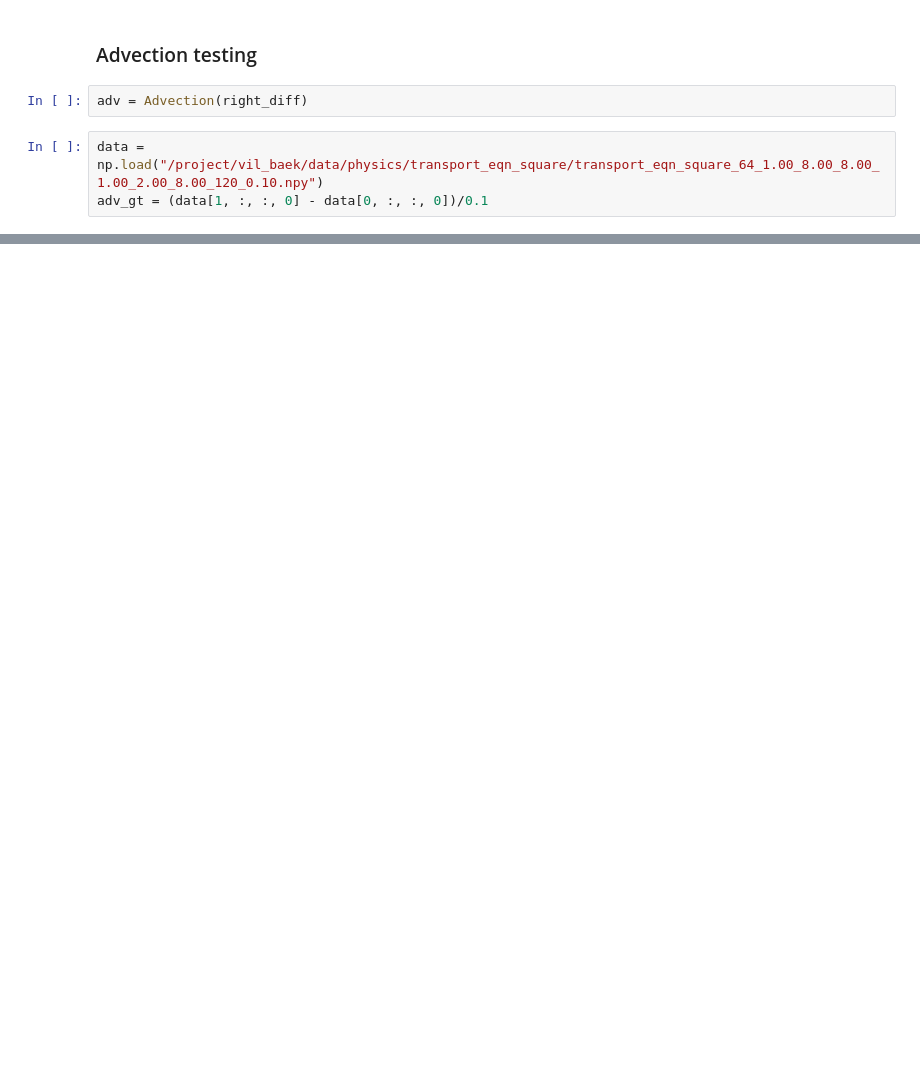
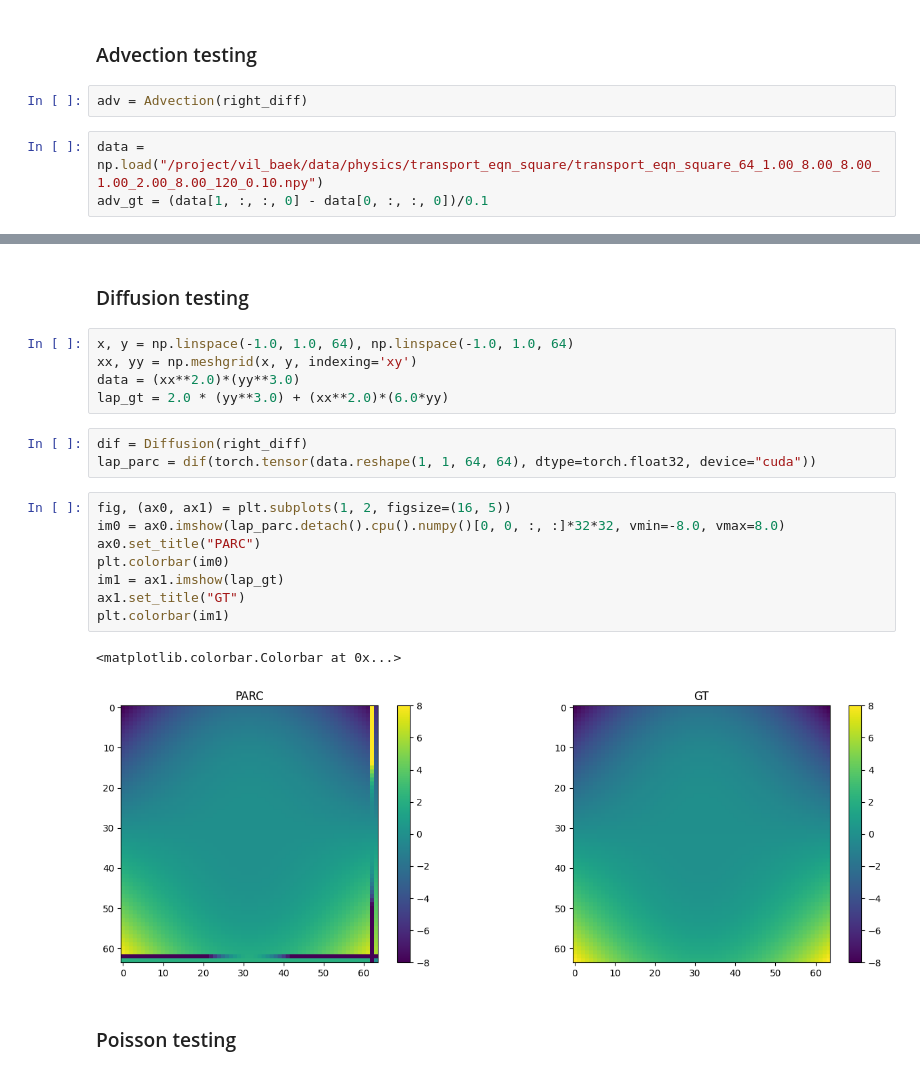
Before and after one commit to baeklab/PARCtorch, a Jupyter notebook: xinlun_testbook.ipynb, the cells around one changed output, grey strips where cells are left out. Drawn from its saved outputs; the diff is of its cells as text; blank space fills up the shorter version.

Commit message:
Numerical scheme testing
Documentation updated

Bug fix: FiniteDifference

Bug fix: Advection, Diffusion and Poisson

```diff
--- a/xinlun_testbook.ipynb
+++ b/xinlun_testbook.ipynb
@@ -74,0 +114,23 @@ plt.imshow(adv_parc.detach().numpy()[0, 0, :, :])
+# %% [markdown]
+### Diffusion testing
+# %%
+x, y = np.linspace(-1.0, 1.0, 64), np.linspace(-1.0, 1.0, 64)
+xx, yy = np.meshgrid(x, y, indexing='xy')
+data = (xx**2.0)*(yy**3.0)
+lap_gt = 2.0 * (yy**3.0) + (xx**2.0)*(6.0*yy)
+# %%
+dif = Diffusion(right_diff)
+lap_parc = dif(torch.tensor(data.reshape(1, 1, 64, 64), dtype=torch.float32, device="cuda"))
+# %%
+fig, (ax0, ax1) = plt.subplots(1, 2, figsize=(16, 5))
+im0 = ax0.imshow(lap_parc.detach().cpu().numpy()[0, 0, :, :]*32*32, vmin=-8.0, vmax=8.0)
+ax0.set_title("PARC")
+plt.colorbar(im0)
+im1 = ax1.imshow(lap_gt)
+ax1.set_title("GT")
+plt.colorbar(im1)
+# %% [output]
+<matplotlib.colorbar.Colorbar at 0x...>
+[figure, added]
+# %% [markdown]
+### Poisson testing
```
Also changed, not shown: parts of 17 cells of this notebook, 4 other files.
